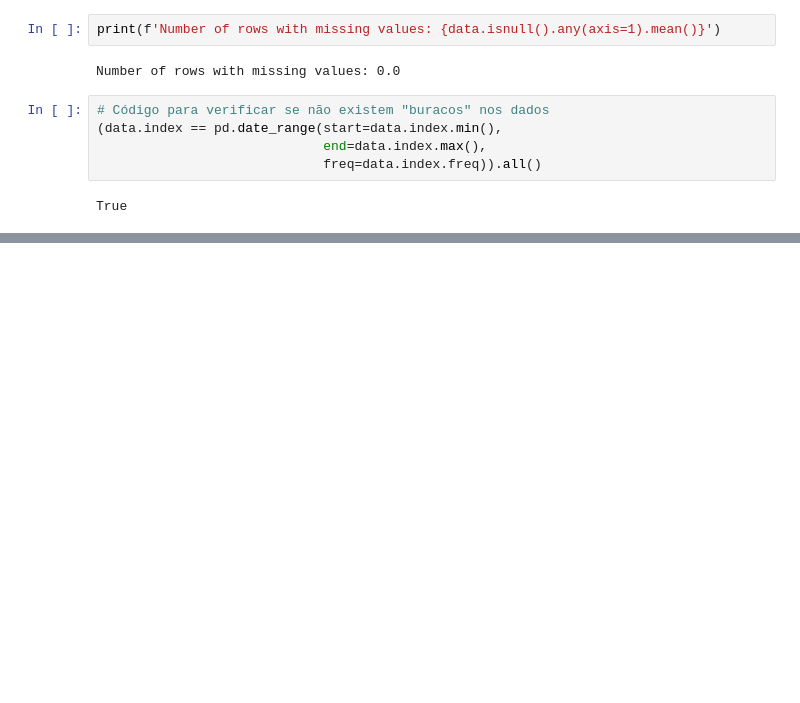
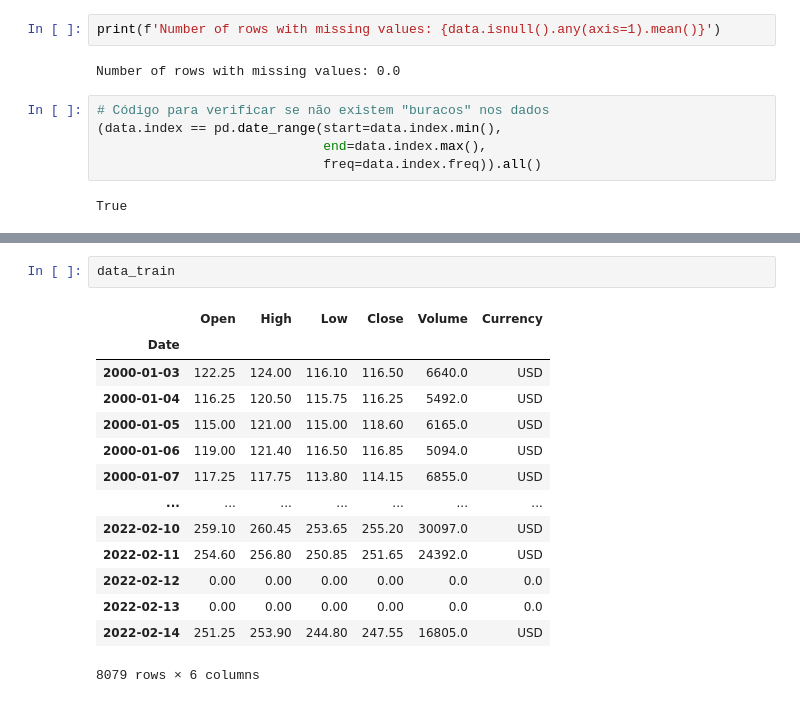
Before and after one commit to isarps/ai-python, a Jupyter notebook: SerieTemporal.ipynb, the cells around one changed output, grey strips where cells are left out. Cells and saved outputs as stored; diff of their text form; blank space fills up the shorter version.

```diff
--- a/SerieTemporal.ipynb
+++ b/SerieTemporal.ipynb
@@ -96,3 +96,20 @@ Test dates  : 5546 --- 5745  (n=200)
+# %%
+data_train
+# %% [output]
+|  | Open | High | Low | Close | Volume | Currency |
+| Date |  |  |  |  |  |  |
+| 2000-01-03 | 122.25 | 124.00 | 116.10 | 116.50 | 6640.0 | USD |
+| 2000-01-04 | 116.25 | 120.50 | 115.75 | 116.25 | 5492.0 | USD |
+| 2000-01-05 | 115.00 | 121.00 | 115.00 | 118.60 | 6165.0 | USD |
+| 2000-01-06 | 119.00 | 121.40 | 116.50 | 116.85 | 5094.0 | USD |
+| 2000-01-07 | 117.25 | 117.75 | 113.80 | 114.15 | 6855.0 | USD |
+| ... | ... | ... | ... | ... | ... | ... |
+| 2022-02-10 | 259.10 | 260.45 | 253.65 | 255.20 | 30097.0 | USD |
+| 2022-02-11 | 254.60 | 256.80 | 250.85 | 251.65 | 24392.0 | USD |
+| 2022-02-12 | 0.00 | 0.00 | 0.00 | 0.00 | 0.0 | 0.0 |
+| 2022-02-13 | 0.00 | 0.00 | 0.00 | 0.00 | 0.0 | 0.0 |
+| 2022-02-14 | 251.25 | 253.90 | 244.80 | 247.55 | 16805.0 | USD |
+8079 rows × 6 columns
 # %%
 # Configura e treina um RandomForestRegressor para série temporal
 # Os parâmetros foram retirados do melhor modelo encontrado no material de origem
```
Also changed, not shown: parts of 5 cells of this notebook.
